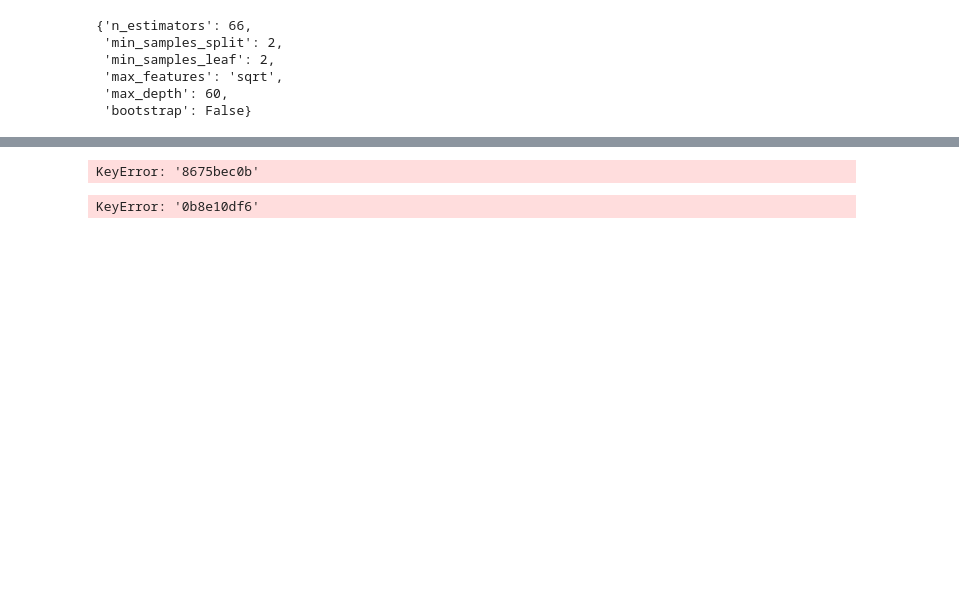
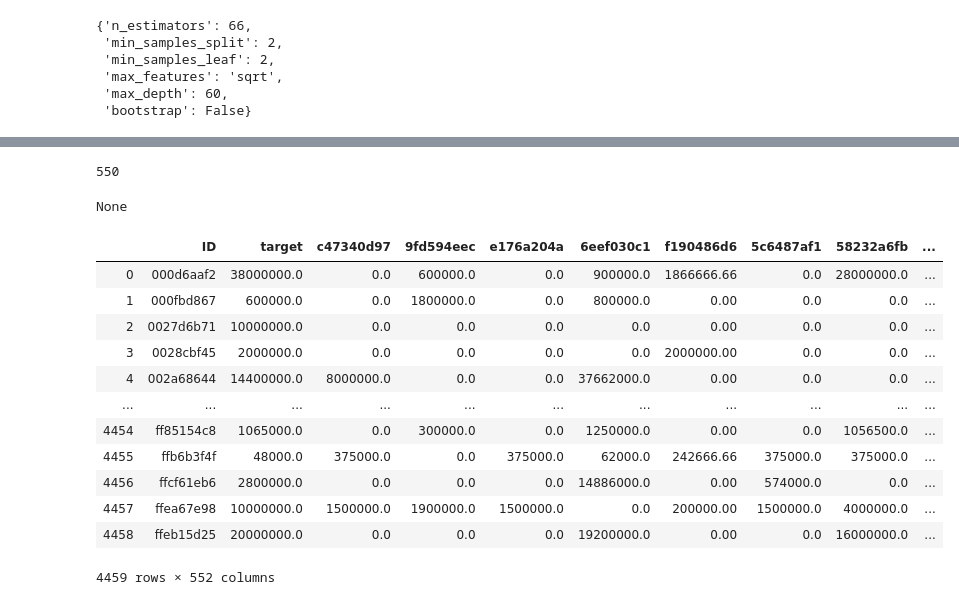
Before and after one commit to henryHTH/Springboard-Projects, a Jupyter notebook: Santander Predict Challenge/Main.ipynb, the cells around one changed output, grey strips where cells are left out. Drawn from its saved outputs; the diff is of its cells as text; code cells hidden in the pictures; blank space fills up the shorter version.

```diff
--- a/Santander Predict Challenge/Main.ipynb
+++ b/Santander Predict Challenge/Main.ipynb
@@ -127,0 +128,9 @@ Index(['20aa07010', '4681de4fd', 'bd8f989f1', '22ed6dba3', '963a49cdc',
+# %%
+data = pd.read_csv('train.csv')
+df = data.drop(['ID','target'],axis =1 )
+target = np.log1p(data['target'])
+df_train = df[features]
+X_train, X_test, y_train, y_test = train_test_split(df_train, target, test_size=0.2, random_state=RANDOM_SEED)
+base_model = GradientBoostingRegressor(random_state = RANDOM_SEED)
+base_model.fit(X_train,y_train)
+evaluate(base_model,X_test,y_test)
@@ -127,0 +184,6 @@ Index(['20aa07010', '4681de4fd', 'bd8f989f1', '22ed6dba3', '963a49cdc',
+# %%
+grid_best = GradientBoostingRegressor(learning_rate=.1,n_estimators=50,
+                          min_samples_split=2,min_samples_leaf=5,max_features='sqrt',
+                          max_depth = None,random_state=RANDOM_SEED)
+grid_best.fit(X_train,y_train)
+evaluate(grid_best,X_test,y_test)
@@ -130,6 +201,8 @@ from sklearn.model_selection import ShuffleSplit
 from sklearn.metrics import r2_score
 from collections import defaultdict
 # %%
+df,target,df_info = EDA('train.csv',data_fraction=0.2)
+target = np.log1p(target)
 import warnings
 warnings.filterwarnings('ignore')
 scores = defaultdict(list)
@@ -140,8 +213,9 @@ for train_idx, test_idx in rs.split(df):
     Y_train, Y_test = target.iloc[train_idx], target.iloc[test_idx]
     r = rf_best.fit(X_train, Y_train)
     acc = r2_score(Y_test, rf_best.predict(X_test))
-    for col in df:
+    for col in df.columns:
         X_t = X_test.copy()
+        #print(col)
         np.random.shuffle(X_t.loc[:,col])
         shuff_acc = r2_score(Y_test, rf_best.predict(X_t))
         scores[col].append((acc-shuff_acc)/acc)
@@ -171,8 +246,31 @@ Features sorted by their score:
-# %%
-np.random.shuffle(X_t.loc[col])
-# %% [output]
-KeyError: '8675bec0b'
-# %%
-X_t.loc['0b8e10df6']
-# %% [output]
-KeyError: '0b8e10df6'
+# %%
+selected_feature = []
+for i in range(len(sorted_scores)):
+    if sorted_scores[i][0] > 0:
+        selected_feature.append(sorted_scores[i][1])
+len(selected_feature)
+# %% [output]
+550
+# %%
+for col in selected_feature:
+    if col not in df.columns:
+        print(col)
+print(None)
+# %% [output]
+None
+# %%
+data[['ID','target'] + selected_feature]
+# %% [output]
+|  | ID | target | c47340d97 | 9fd594eec | e176a204a | 6eef030c1 | f190486d6 | 5c6487af1 | 58232a6fb | ... |
+| 0 | 000d6aaf2 | 38000000.0 | 0.0 | 600000.0 | 0.0 | 900000.0 | 1866666.66 | 0.0 | 28000000.0 | ... |
+| 1 | 000fbd867 | 600000.0 | 0.0 | 1800000.0 | 0.0 | 800000.0 | 0.00 | 0.0 | 0.0 | ... |
+| 2 | 0027d6b71 | 10000000.0 | 0.0 | 0.0 | 0.0 | 0.0 | 0.00 | 0.0 | 0.0 | ... |
+| 3 | 0028cbf45 | 2000000.0 | 0.0 | 0.0 | 0.0 | 0.0 | 2000000.00 | 0.0 | 0.0 | ... |
+| 4 | 002a68644 | 14400000.0 | 8000000.0 | 0.0 | 0.0 | 37662000.0 | 0.00 | 0.0 | 0.0 | ... |
+| ... | ... | ... | ... | ... | ... | ... | ... | ... | ... | ... |
+| 4454 | ff85154c8 | 1065000.0 | 0.0 | 300000.0 | 0.0 | 1250000.0 | 0.00 | 0.0 | 1056500.0 | ... |
+| 4455 | ffb6b3f4f | 48000.0 | 375000.0 | 0.0 | 375000.0 | 62000.0 | 242666.66 | 375000.0 | 375000.0 | ... |
+| 4456 | ffcf61eb6 | 2800000.0 | 0.0 | 0.0 | 0.0 | 14886000.0 | 0.00 | 574000.0 | 0.0 | ... |
+| 4457 | ffea67e98 | 10000000.0 | 1500000.0 | 1900000.0 | 1500000.0 | 0.0 | 200000.00 | 1500000.0 | 4000000.0 | ... |
+| 4458 | ffeb15d25 | 20000000.0 | 0.0 | 0.0 | 0.0 | 19200000.0 | 0.00 | 0.0 | 16000000.0 | ... |
+4459 rows × 552 columns
```
Also changed, not shown: parts of 23 cells of this notebook.
